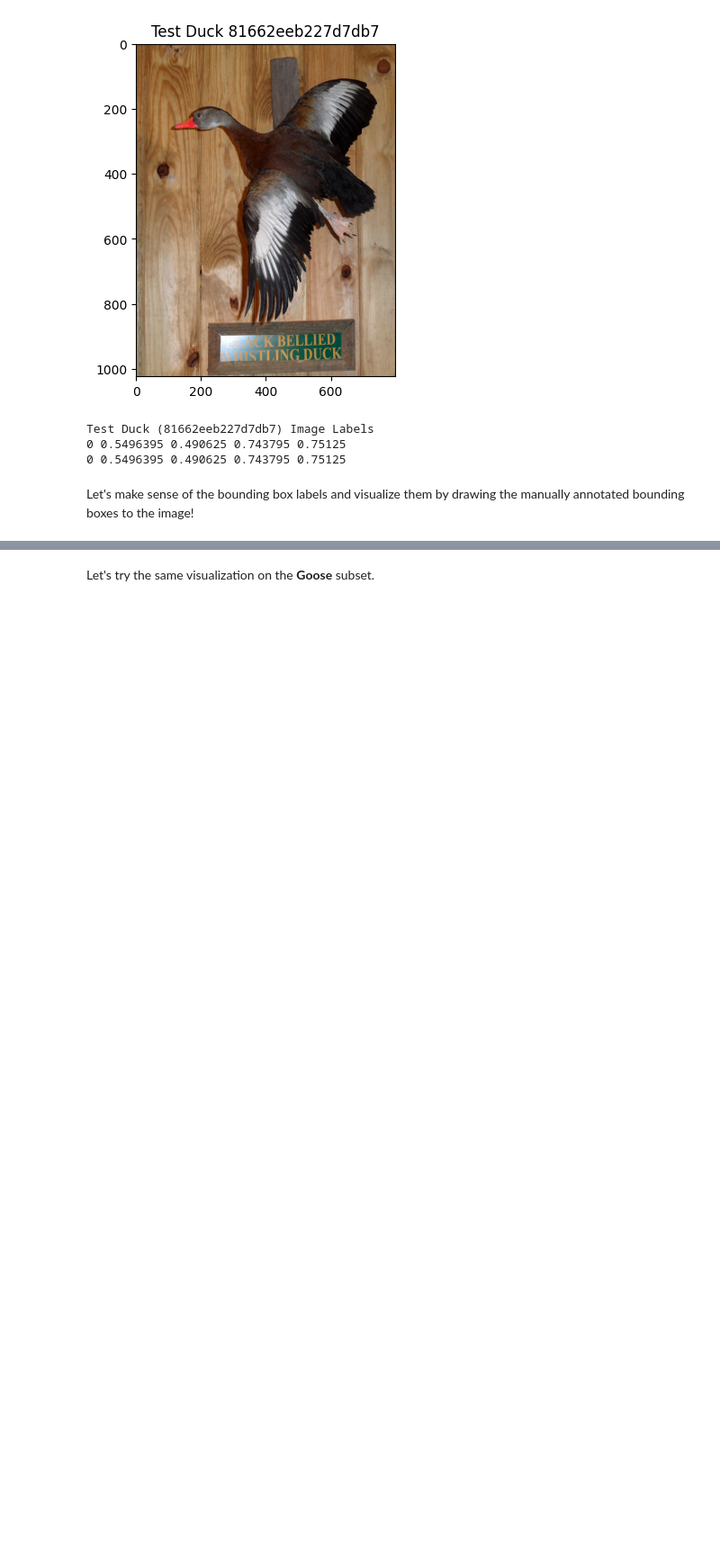
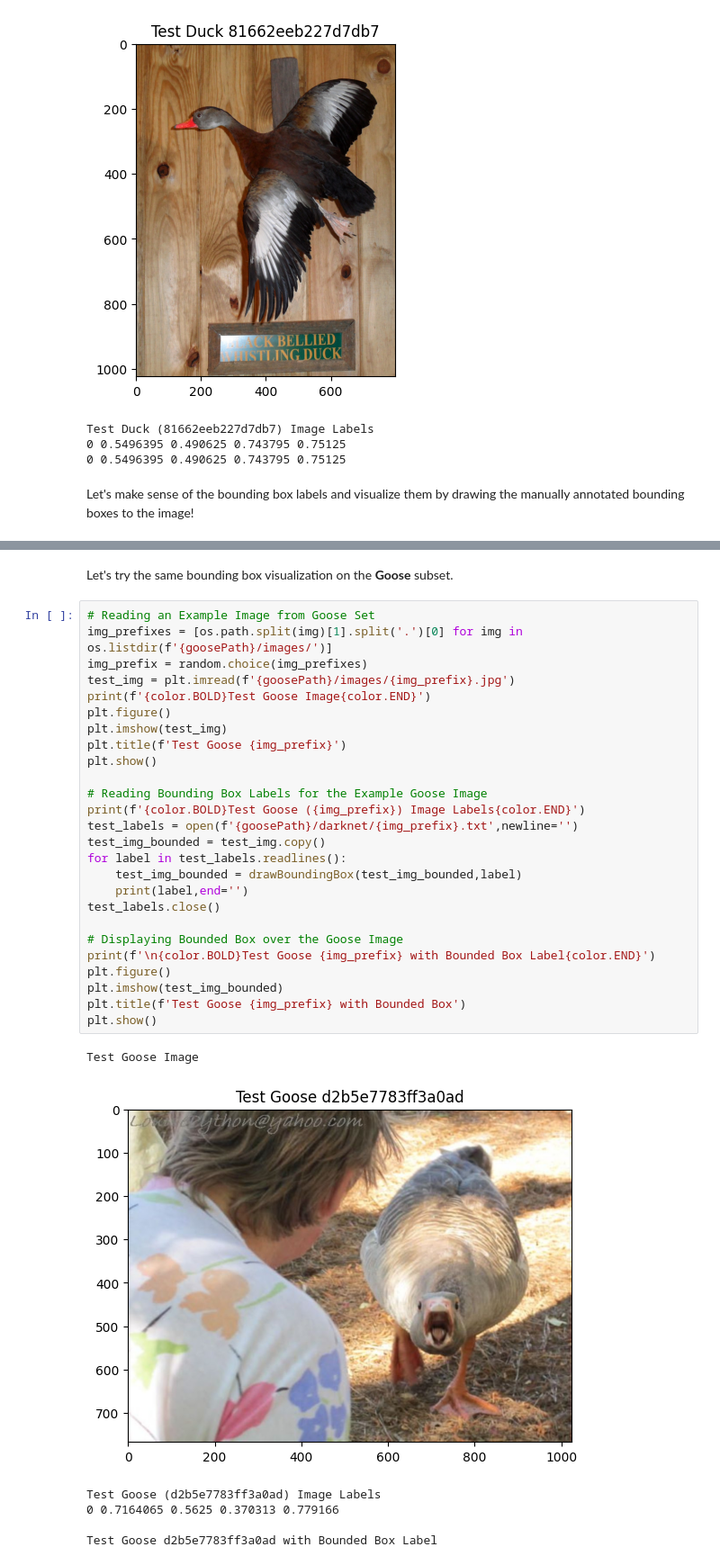
Before and after one commit to dotimothy/DuckDetector, a Jupyter notebook: TrainDuckDetector.ipynb, the cells around one changed output, grey strips where cells are left out. Shown at 90% size. Drawn from its saved outputs; the diff is of its cells as text; blank space fills up the shorter version.

```diff
--- a/TrainDuckDetector.ipynb
+++ b/TrainDuckDetector.ipynb
@@ -196,4 +198,37 @@ plt.show()
 Test Duck 81662eeb227d7db7 with Bounded Box Label
 [figure]
 # %% [markdown]
-Let's try the same visualization on the **Goose** subset.
+Let's try the same bounding box visualization on the **Goose** subset.
+# %%
+# Reading an Example Image from Goose Set
+img_prefixes = [os.path.split(img)[1].split('.')[0] for img in os.listdir(f'{goosePath}/images/')]
+img_prefix = random.choice(img_prefixes)
+test_img = plt.imread(f'{goosePath}/images/{img_prefix}.jpg')
+print(f'{color.BOLD}Test Goose Image{color.END}')
+plt.figure()
+plt.imshow(test_img)
+plt.title(f'Test Goose {img_prefix}')
+plt.show()
+
+# Reading Bounding Box Labels for the Example Goose Image
+print(f'{color.BOLD}Test Goose ({img_prefix}) Image Labels{color.END}')
+test_labels = open(f'{goosePath}/darknet/{img_prefix}.txt',newline='')
+test_img_bounded = test_img.copy()
+for label in test_labels.readlines():
+    test_img_bounded = drawBoundingBox(test_img_bounded,label)
+    print(label,end='')
+test_labels.close()
+
+# Displaying Bounded Box over the Goose Image
+print(f'\n{color.BOLD}Test Goose {img_prefix} with Bounded Box Label{color.END}')
+plt.figure()
+plt.imshow(test_img_bounded)
+plt.title(f'Test Goose {img_prefix} with Bounded Box')
+plt.show()
+# %% [output]
+Test Goose Image
+[figure, added]
+Test Goose (d2b5e7783ff3a0ad) Image Labels
+0 0.7164065 0.5625 0.370313 0.779166
+
+Test Goose d2b5e7783ff3a0ad with Bounded Box Label
```
Also changed, not shown: parts of 5 cells of this notebook.
